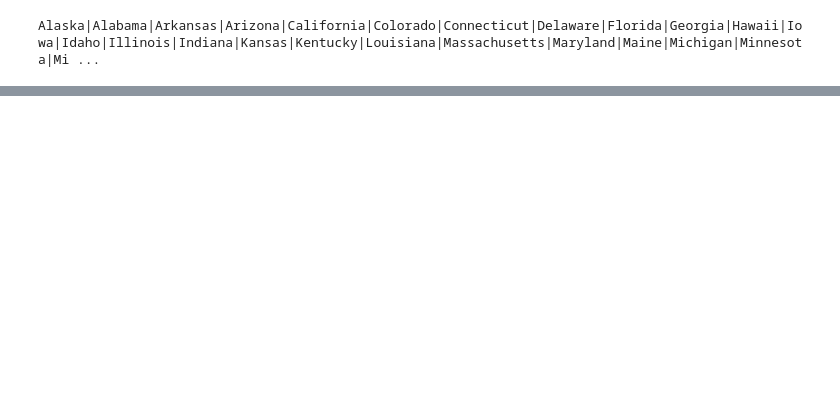
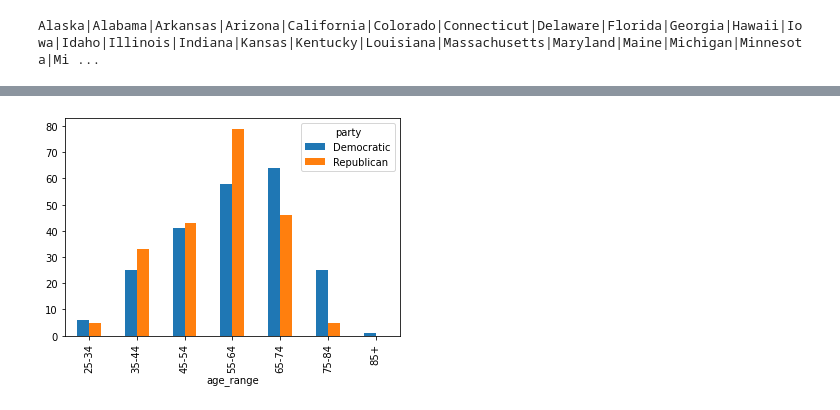
Before and after one commit to wangweiching/data-science-project-8, a Jupyter notebook: data-exploration.ipynb, the cells around one changed output, grey strips where cells are left out. Cells and saved outputs as stored; diff of their text form; code cells hidden in the pictures; blank space fills up the shorter version.

```diff
--- a/data-exploration.ipynb
+++ b/data-exploration.ipynb
@@ -247,3 +254,6 @@ df.head()
 | 2 | Alabama 3 | Mike Rogers | Republican | Alabama House of Representatives | Jacksonville State University (BA... | 2003 | Anniston | July 16, 1958 (age 64) | ... |
 | 3 | Alabama 4 | Robert Aderholt | Republican | Haleyville Municipal Judge | University of North Alabama\nBirm... | 1997 | Haleyville | July 22, 1965 (age 57) | ... |
 | 4 | Alabama 5 | Mo Brooks | Republican | Madison County Commissioner | Duke University (BA)\nUniversity ... | 2011 | Huntsville | April 29, 1954 (age 68) | ... |
+# %%
+df['clean_state'] = df['test_state'].str[0]
+df.head()
@@ -249,0 +267,11 @@ df.head()
+# %%
+df.drop('test_state', inplace=True, axis=1)
+# %%
+mybins=[25,35,45,55,65,75,85,100]
+
+# Create some labels for the new variable
+mylabels=['25-34', '35-44', '45-54', '55-64', '65-74', '75-84', '85+']
+# Use the .cut method to create a new variable using those cut points and labels.
+df['age_range']=pd.cut(df['age'], bins=mybins, labels=mylabels)
+# Check it out!
+df[['age', 'age_range']].sample()
@@ -249,0 +290,5 @@ df.head()
+# %%
+df2 = df.groupby(['age_range', 'party'])['name'].count()
+df2 = df2.unstack(level=-1)
+df2.reset_index(level=0, inplace=True)
+df2.head(25)
@@ -250,2 +304,6 @@ df.head()
+# %%
+df2.plot(x='age_range', y=['Democratic', 'Republican'], kind='bar');
+# %% [output]
+[figure, added]
 # %%
 df.to_csv('../us-house-117.csv')
```
Also changed, not shown: parts of 13 cells of this notebook, 2 other files.
